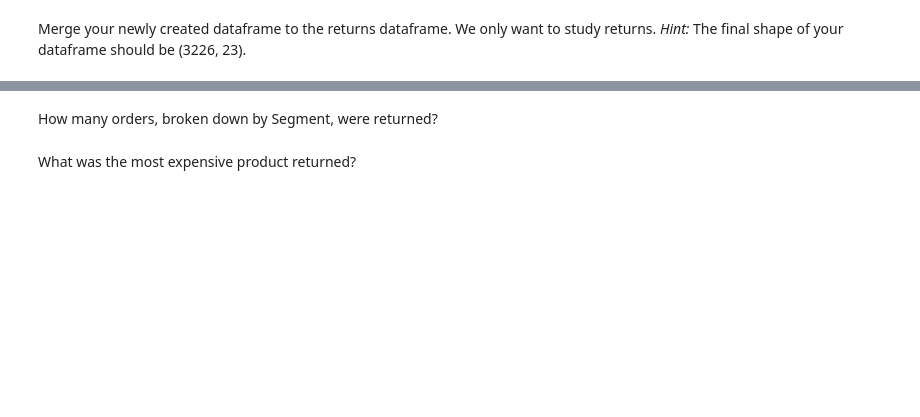
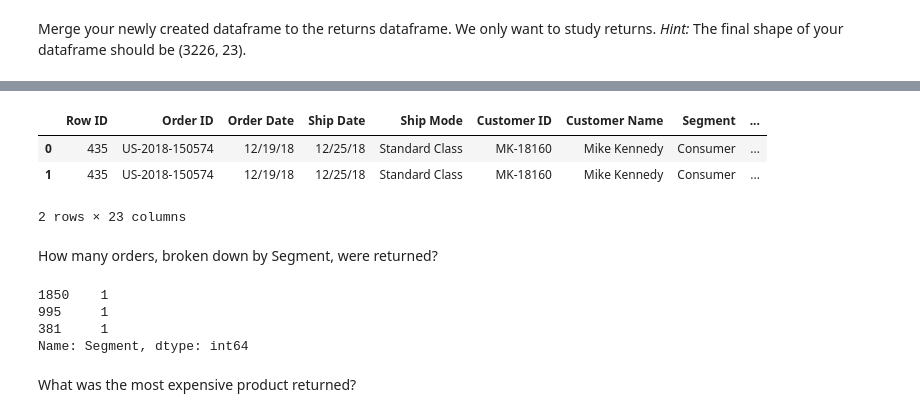
Before and after one commit to Vasanta2002/Sprint_1_git, a Jupyter notebook: module3-join-and-reshape-data/DS_113_Join_and_Reshape_Data.ipynb, the cells around one changed output, grey strips where cells are left out. Cells and saved outputs as stored; diff of their text form; code cells hidden in the pictures; blank space fills up the shorter version.

```diff
--- a/module3-join-and-reshape-data/DS_113_Join_and_Reshape_Data.ipynb
+++ b/module3-join-and-reshape-data/DS_113_Join_and_Reshape_Data.ipynb
@@ -411,4 +428,20 @@ Merge your newly created dataframe to the returns dataframe. We only want to stu
+# %%
+final = op.merge(returns)
+final.shape
+final.head(2)
+# %% [output]
+|  | Row ID | Order ID | Order Date | Ship Date | Ship Mode | Customer ID | Customer Name | Segment | ... |
+| 0 | 435 | US-2018-150574 | 12/19/18 | 12/25/18 | Standard Class | MK-18160 | Mike Kennedy | Consumer | ... |
+| 1 | 435 | US-2018-150574 | 12/19/18 | 12/25/18 | Standard Class | MK-18160 | Mike Kennedy | Consumer | ... |
+2 rows × 23 columns
 # %% [markdown]
 How many orders, broken down by Segment, were returned?
+# %%
+final['Segment'].value_counts().value_counts()
+# %% [output]
+1850    1
+995     1
+381     1
+Name: Segment, dtype: int64
 # %% [markdown]
 What was the most expensive product returned?
```
Also changed, not shown: parts of 3 cells of this notebook.
